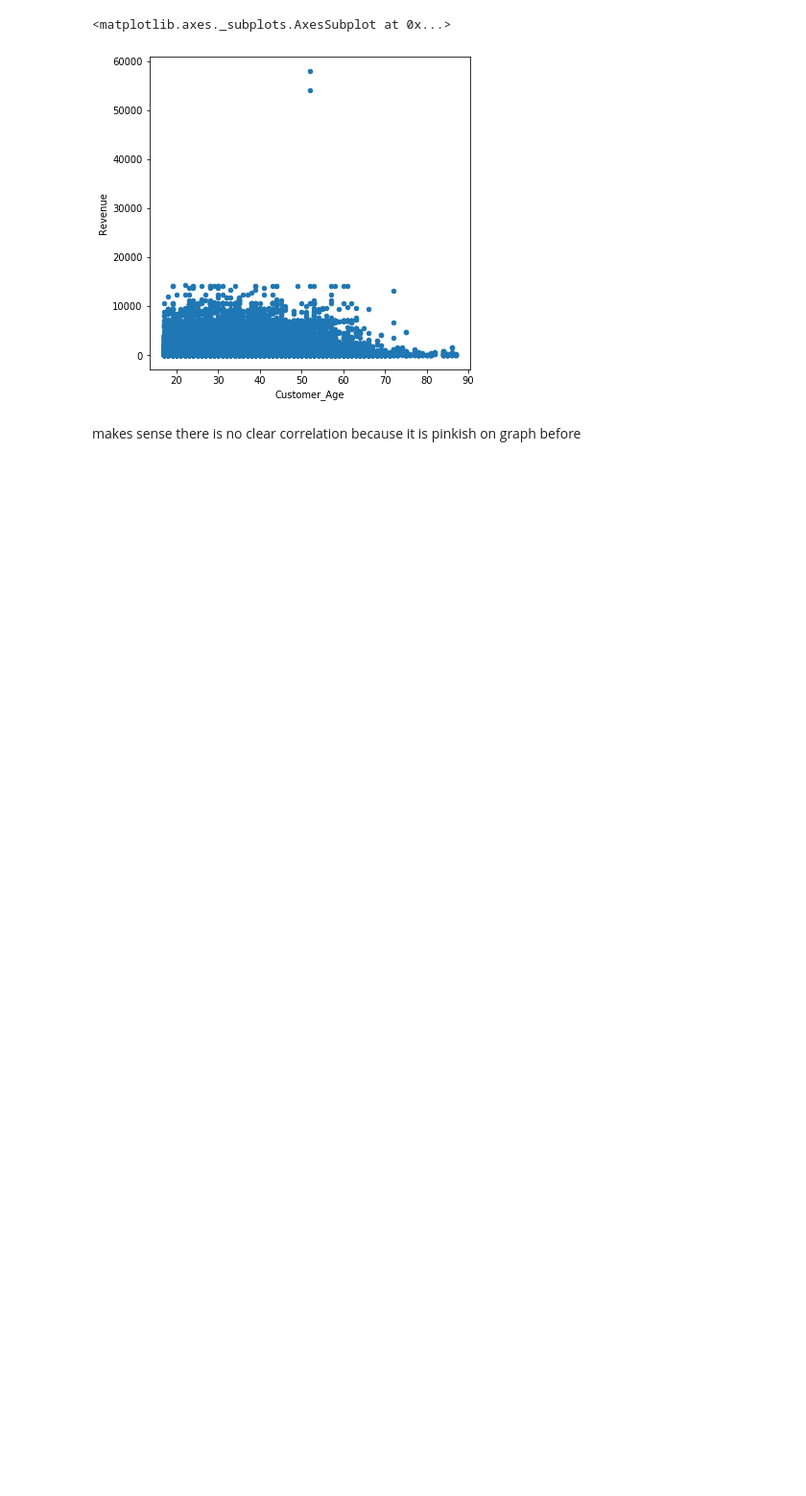
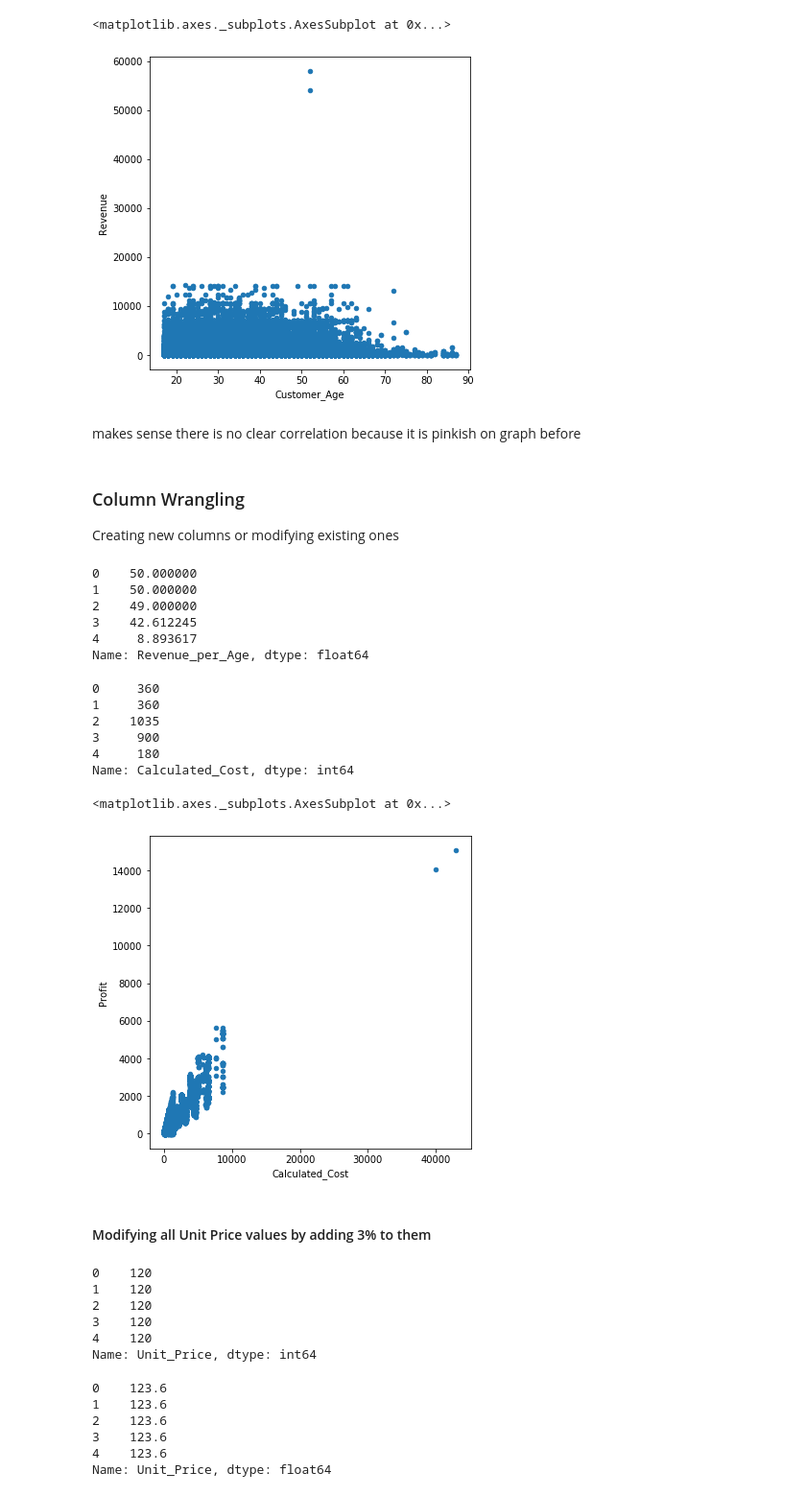
Before and after one commit to rebeccaceppas/data-analysis-course, a Jupyter notebook: Untitled.ipynb, the cells around one changed output. Shown at 96% size. Cells and saved outputs as stored; diff of their text form; code cells hidden in the pictures; blank space fills up the shorter version.

Commit message:
adding and changing values of columns.

```diff
--- a/Untitled.ipynb
+++ b/Untitled.ipynb
@@ -230,3 +230,57 @@ sales.plot(kind='scatter', x='Customer_Age', y='Revenue', figsize=(6,6))
 [figure]
 # %% [markdown]
 makes sense there is no clear correlation because it is pinkish on graph before
+# %% [markdown]
+### Column Wrangling
+
+Creating new columns or modifying existing ones
+# %%
+#adding and calculating new Revenue_per_Age column
+sales['Revenue_per_Age'] = sales['Revenue'] / sales['Customer_Age']
+#showing data
+sales['Revenue_per_Age'].head()
+# %% [output]
+0    50.000000
+1    50.000000
+2    49.000000
+3    42.612245
+4     8.893617
+Name: Revenue_per_Age, dtype: float64
+# %%
+#adding and calculating new Calculated_Cost
+sales['Calculated_Cost'] = sales['Order_Quantity']*sales['Unit_Cost']
+sales['Calculated_Cost'].head()
+# %% [output]
+0     360
+1     360
+2    1035
+3     900
+4     180
+Name: Calculated_Cost, dtype: int64
+# %%
+#relation between calculated cost and profit
+sales.plot(kind='scatter', x='Calculated_Cost', y='Profit', figsize=(6,6))
+# %% [output]
+<matplotlib.axes._subplots.AxesSubplot at 0x...>
+[figure, added]
+# %% [markdown]
+#### Modifying all Unit Price values by adding 3% to them
+# %%
+sales['Unit_Price'].head()
+# %% [output]
+0    120
+1    120
+2    120
+3    120
+4    120
+Name: Unit_Price, dtype: int64
+# %%
+sales['Unit_Price']*=1.03
+sales['Unit_Price'].head()
+# %% [output]
+0    123.6
+1    123.6
+2    123.6
+3    123.6
+4    123.6
+Name: Unit_Price, dtype: float64
```
